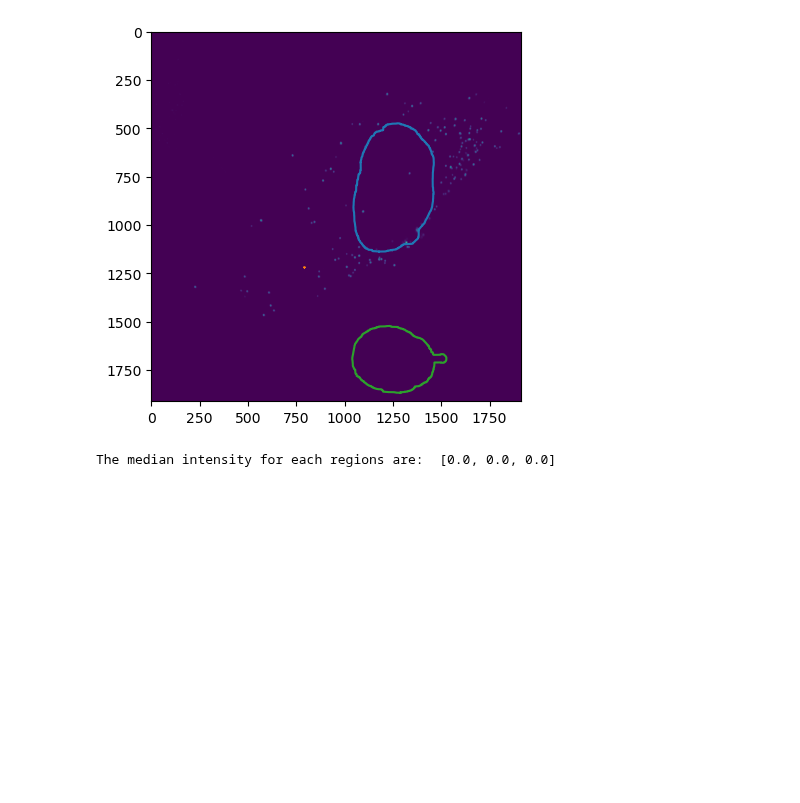
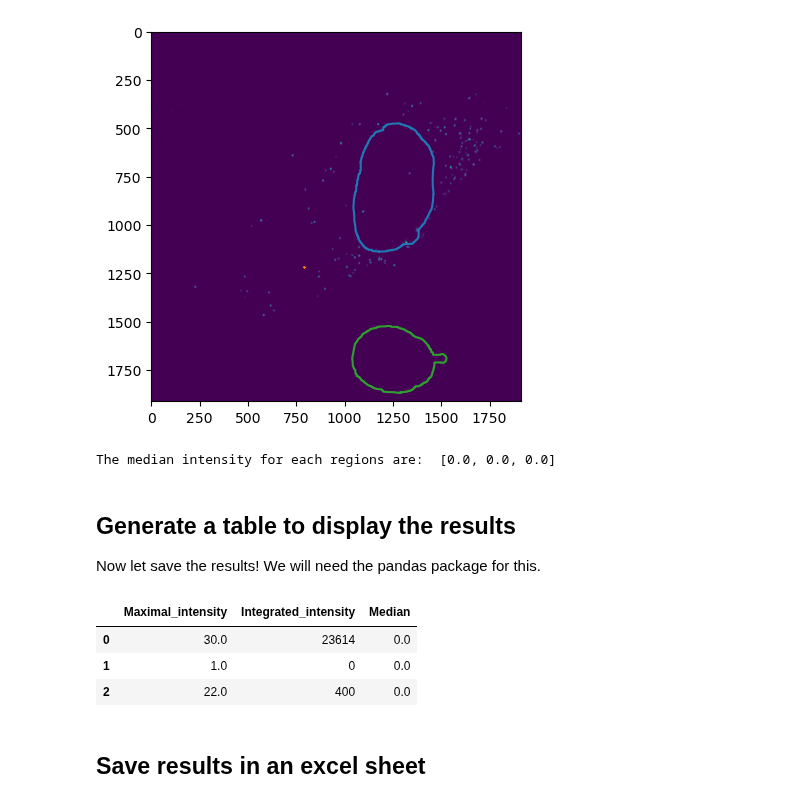
Before and after one commit to u-schulze/Python-course, a Jupyter notebook: mask-statistics.ipynb, the cells around one changed output. Cells and saved outputs as stored; diff of their text form; code cells hidden in the pictures; blank space fills up the shorter version.

```diff
--- a/mask-statistics.ipynb
+++ b/mask-statistics.ipynb
@@ -204,3 +204,19 @@ print('The median intensity for each regions are: ',list_median_int)
 Display signal overlayed with the ROI masks
 [figure]
 The median intensity for each regions are:  [0.0, 0.0, 0.0]
+# %% [markdown]
+## Generate a table to display the results ##
+Now let save the results! We will need the pandas package for this.
+# %%
+import pandas as pd
+plc_data = pd.DataFrame(columns=['Maximal_intensity','Integrated_intensity', 'Median'], dtype=object) # create a table
+data = {'Maximal_intensity':list_max_int,'Integrated_intensity': list_integrated_int, 'Median': list_median_int}
+plc_data = pd.DataFrame(data=data)
+plc_data
+# %% [output]
+|  | Maximal_intensity | Integrated_intensity | Median |
+| 0 | 30.0 | 23614 | 0.0 |
+| 1 | 1.0 | 0 | 0.0 |
+| 2 | 22.0 | 400 | 0.0 |
+# %% [markdown]
+## Save results in an excel sheet ##
```
Also changed, not shown: parts of 1 cell of this notebook.
